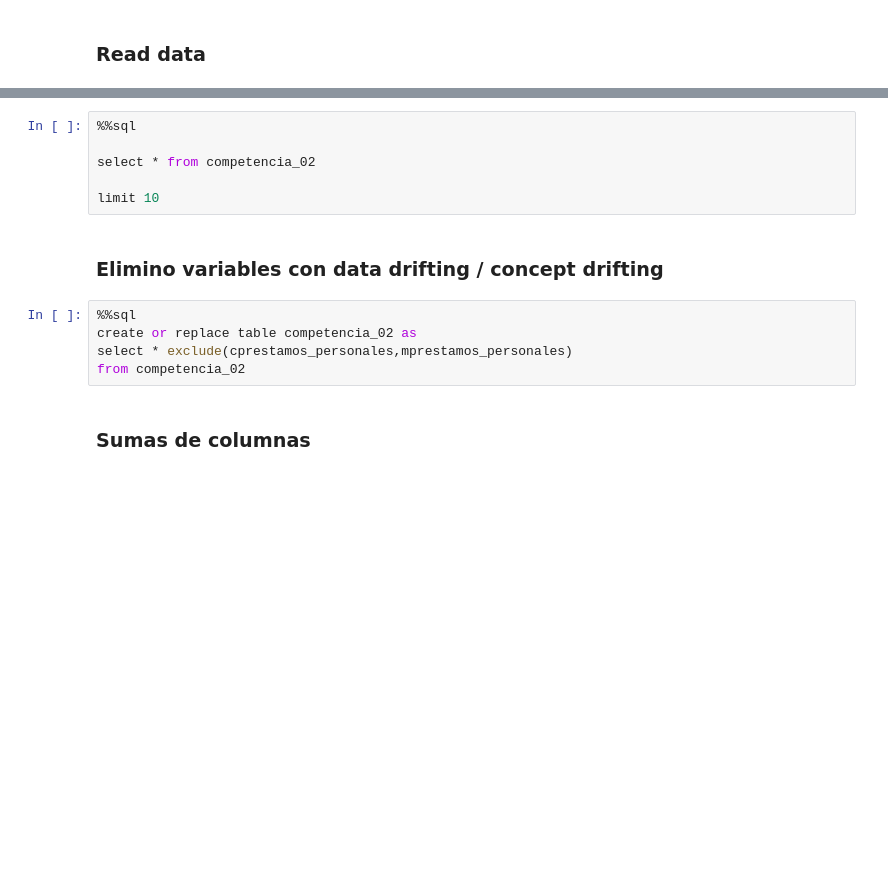
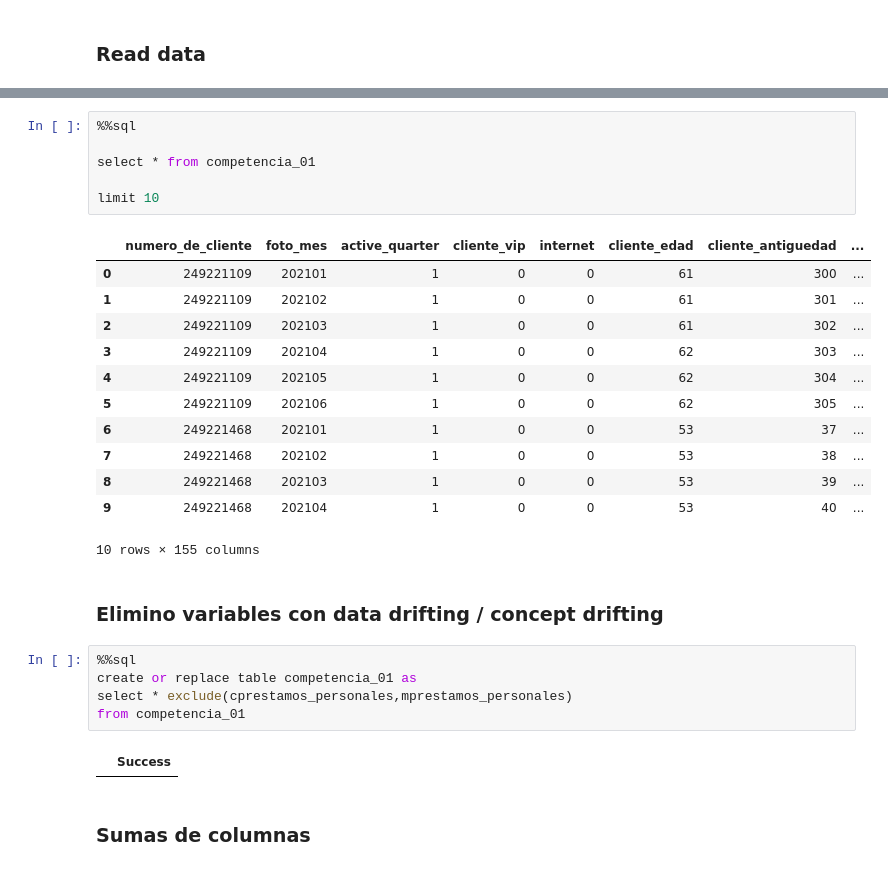
Before and after one commit to ignaciolinari/dmeyf2024, a Jupyter notebook: scripts/2_Feature_Engineering.ipynb, the cells around one changed output, grey strips where cells are left out. Cells and saved outputs as stored; diff of their text form; blank space fills up the shorter version.

```diff
--- a/scripts/2_Feature_Engineering.ipynb
+++ b/scripts/2_Feature_Engineering.ipynb
@@ -54,16 +73,31 @@ GROUP BY foto_mes
 # %%
 %%sql
 
-select * from competencia_02
+select * from competencia_01
 
 limit 10
+# %% [output]
+|  | numero_de_cliente | foto_mes | active_quarter | cliente_vip | internet | cliente_edad | cliente_antiguedad | ... |
+| 0 | 249221109 | 202101 | 1 | 0 | 0 | 61 | 300 | ... |
+| 1 | 249221109 | 202102 | 1 | 0 | 0 | 61 | 301 | ... |
+| 2 | 249221109 | 202103 | 1 | 0 | 0 | 61 | 302 | ... |
+| 3 | 249221109 | 202104 | 1 | 0 | 0 | 62 | 303 | ... |
+| 4 | 249221109 | 202105 | 1 | 0 | 0 | 62 | 304 | ... |
+| 5 | 249221109 | 202106 | 1 | 0 | 0 | 62 | 305 | ... |
+| 6 | 249221468 | 202101 | 1 | 0 | 0 | 53 | 37 | ... |
+| 7 | 249221468 | 202102 | 1 | 0 | 0 | 53 | 38 | ... |
+| 8 | 249221468 | 202103 | 1 | 0 | 0 | 53 | 39 | ... |
+| 9 | 249221468 | 202104 | 1 | 0 | 0 | 53 | 40 | ... |
+10 rows × 155 columns
 # %% [markdown]
 ### Elimino variables con data drifting / concept drifting
 # %%
 %%sql
-create or replace table competencia_02 as
+create or replace table competencia_01 as
 select * exclude(cprestamos_personales,mprestamos_personales)
-from competencia_02
+from competencia_01
+# %% [output]
+|  | Success |
 # %% [markdown]
 ### Sumas de columnas
 # %%
```
Also changed, not shown: parts of 18 cells of this notebook, 7 other files.
